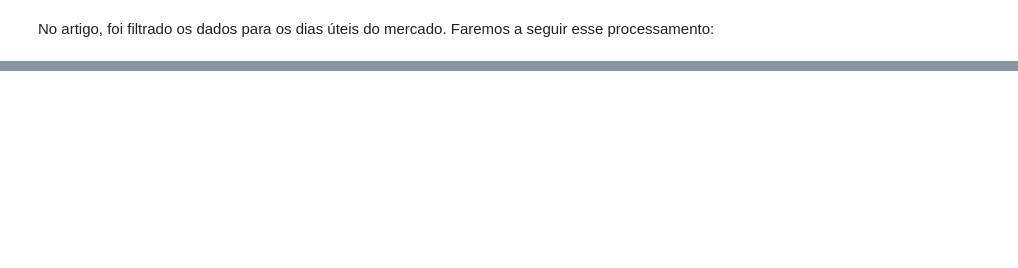
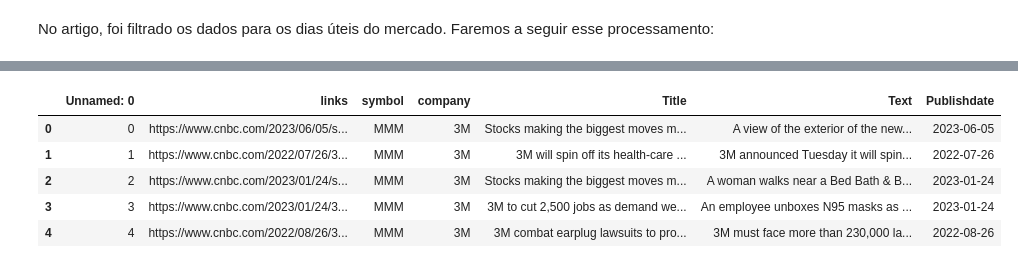
Before and after one commit to erlonL/series-temporais, a Jupyter notebook: projeto2/ST_Projeto2.ipynb, the cells around one changed output, grey strips where cells are left out. Drawn from its saved outputs; the diff is of its cells as text; code cells hidden in the pictures; blank space fills up the shorter version.

```diff
--- a/projeto2/ST_Projeto2.ipynb
+++ b/projeto2/ST_Projeto2.ipynb
@@ -169,0 +120,3 @@ ScraperException: 4 requests to https://twitter.com/search?f=live&lang=en&q=S%26
+# %%
+df_labeled = pd.read_csv("/content/labeled_News_dataset.csv")
+df_articles = pd.read_csv("/content/stock_data_articles.csv")
@@ -169,0 +133,11 @@ ScraperException: 4 requests to https://twitter.com/search?f=live&lang=en&q=S%26
+# %%
+# remover os dados datados antes de 2020-01-01
+df_articles = df_articles[df_articles['Publishdate'] >= '2020-01-01']
+df_articles.head()
+# %% [output]
+|  | Unnamed: 0 | links | symbol | company | Title | Text | Publishdate |
+| 0 | 0 | https://www.cnbc.com/2023/06/05/s... | MMM | 3M | Stocks making the biggest moves m... | A view of the exterior of the new... | 2023-06-05 |
+| 1 | 1 | https://www.cnbc.com/2022/07/26/3... | MMM | 3M | 3M will spin off its health-care ... | 3M announced Tuesday it will spin... | 2022-07-26 |
+| 2 | 2 | https://www.cnbc.com/2023/01/24/s... | MMM | 3M | Stocks making the biggest moves m... | A woman walks near a Bed Bath & B... | 2023-01-24 |
+| 3 | 3 | https://www.cnbc.com/2023/01/24/3... | MMM | 3M | 3M to cut 2,500 jobs as demand we... | An employee unboxes N95 masks as ... | 2023-01-24 |
+| 4 | 4 | https://www.cnbc.com/2022/08/26/3... | MMM | 3M | 3M combat earplug lawsuits to pro... | 3M must face more than 230,000 la... | 2022-08-26 |
```
Also changed, not shown: parts of 17 cells of this notebook.
